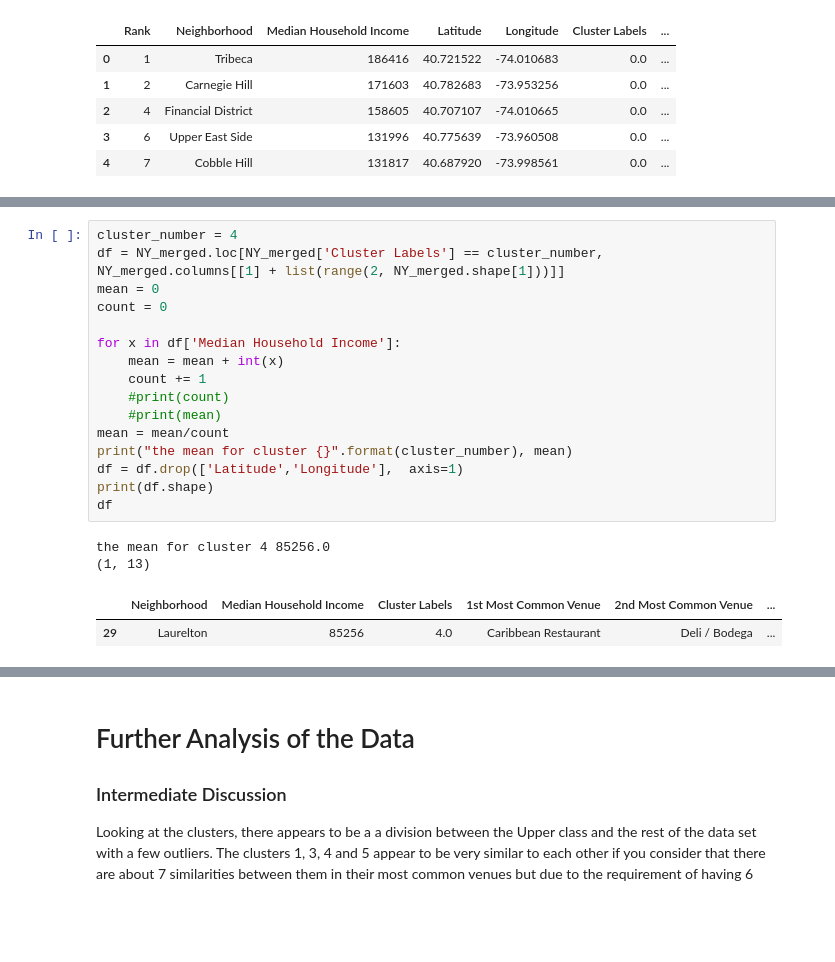
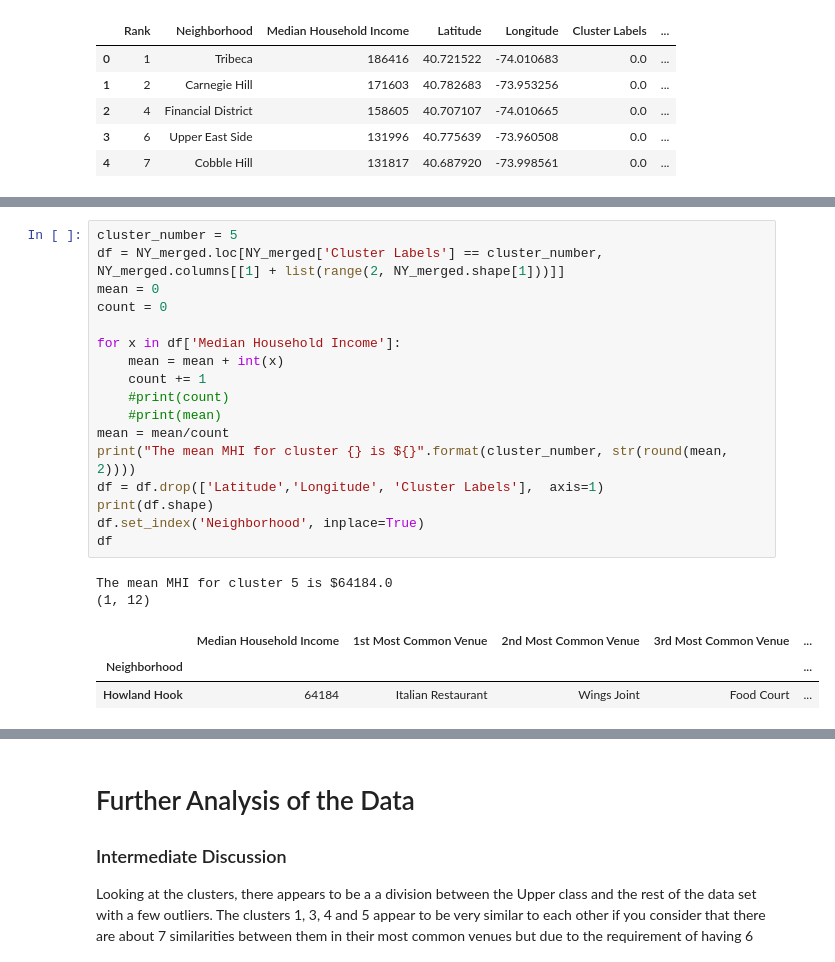
Before and after one commit to MatthewVT/Analysing-Food-Business-in-New-York-City, a Jupyter notebook: Week 5 PG Assignment/Battle of the New York Neighbourhoods- Food Business Case.ipynb, the cells around one changed output, grey strips where cells are left out. Saved outputs shown, nothing was run; the diff lists cells and outputs as text; blank space fills up the shorter version.

```diff
--- a/Week 5 PG Assignment/Battle of the New York Neighbourhoods- Food Business Case.ipynb
+++ b/Week 5 PG Assignment/Battle of the New York Neighbourhoods- Food Business Case.ipynb
@@ -627,21 +659,23 @@ the mean for cluster 3 86341.0
 # %%
-cluster_number = 4
+cluster_number = 5
 df = NY_merged.loc[NY_merged['Cluster Labels'] == cluster_number, NY_merged.columns[[1] + list(range(2, NY_merged.shape[1]))]]
 mean = 0
 count = 0
 
 for x in df['Median Household Income']:
     mean = mean + int(x)
     count += 1
     #print(count)
     #print(mean)
 mean = mean/count
-print("the mean for cluster {}".format(cluster_number), mean)
-df = df.drop(['Latitude','Longitude'],  axis=1)
+print("The mean MHI for cluster {} is ${}".format(cluster_number, str(round(mean, 2))))
+df = df.drop(['Latitude','Longitude', 'Cluster Labels'],  axis=1)
 print(df.shape)
+df.set_index('Neighborhood', inplace=True)
 df
 # %% [output]
-the mean for cluster 4 85256.0
-(1, 13)
+The mean MHI for cluster 5 is $64184.0
+(1, 12)
-|  | Neighborhood | Median Household Income | Cluster Labels | 1st Most Common Venue | 2nd Most Common Venue | ... |
-| 29 | Laurelton | 85256 | 4.0 | Caribbean Restaurant | Deli / Bodega | ... |
+|  | Median Household Income | 1st Most Common Venue | 2nd Most Common Venue | 3rd Most Common Venue | ... |
+| Neighborhood |  |  |  |  | ... |
+| Howland Hook | 64184 | Italian Restaurant | Wings Joint | Food Court | ... |
```
Also changed, not shown: parts of 6 cells of this notebook.
